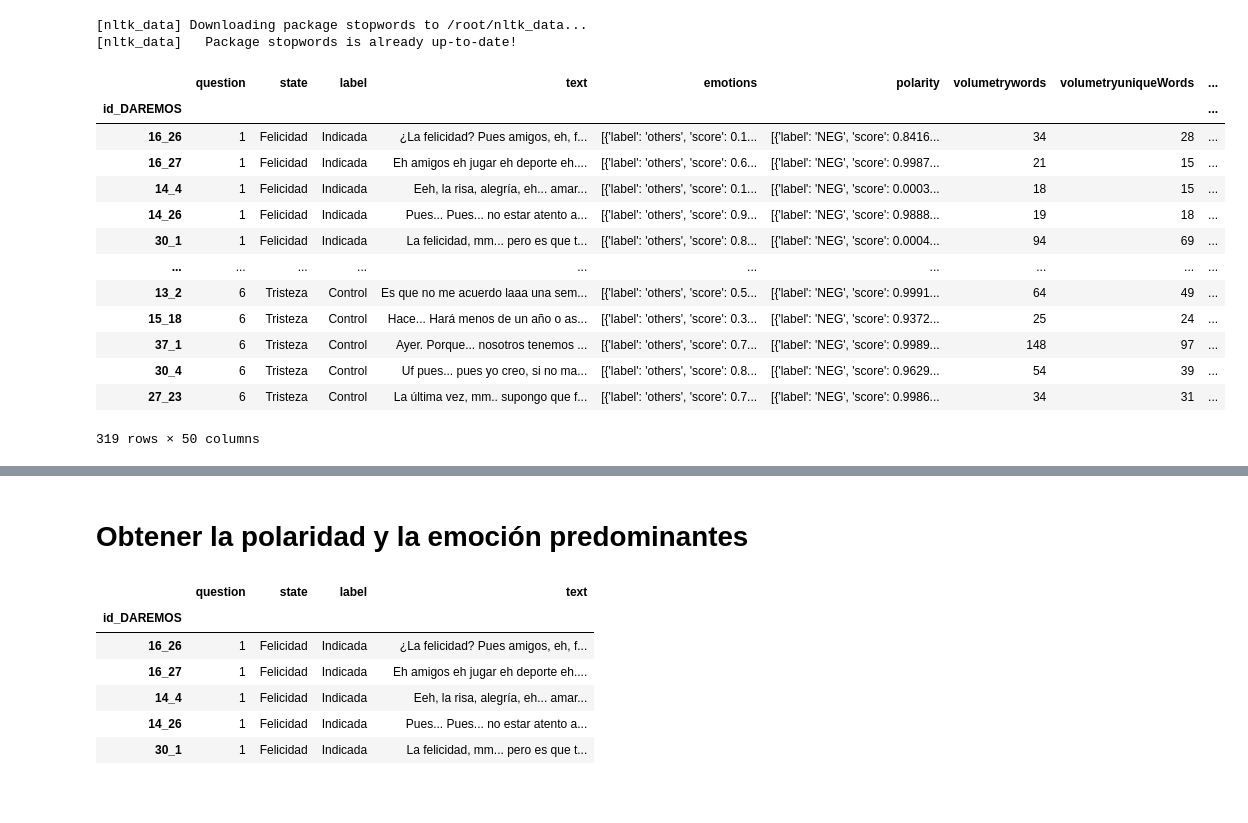
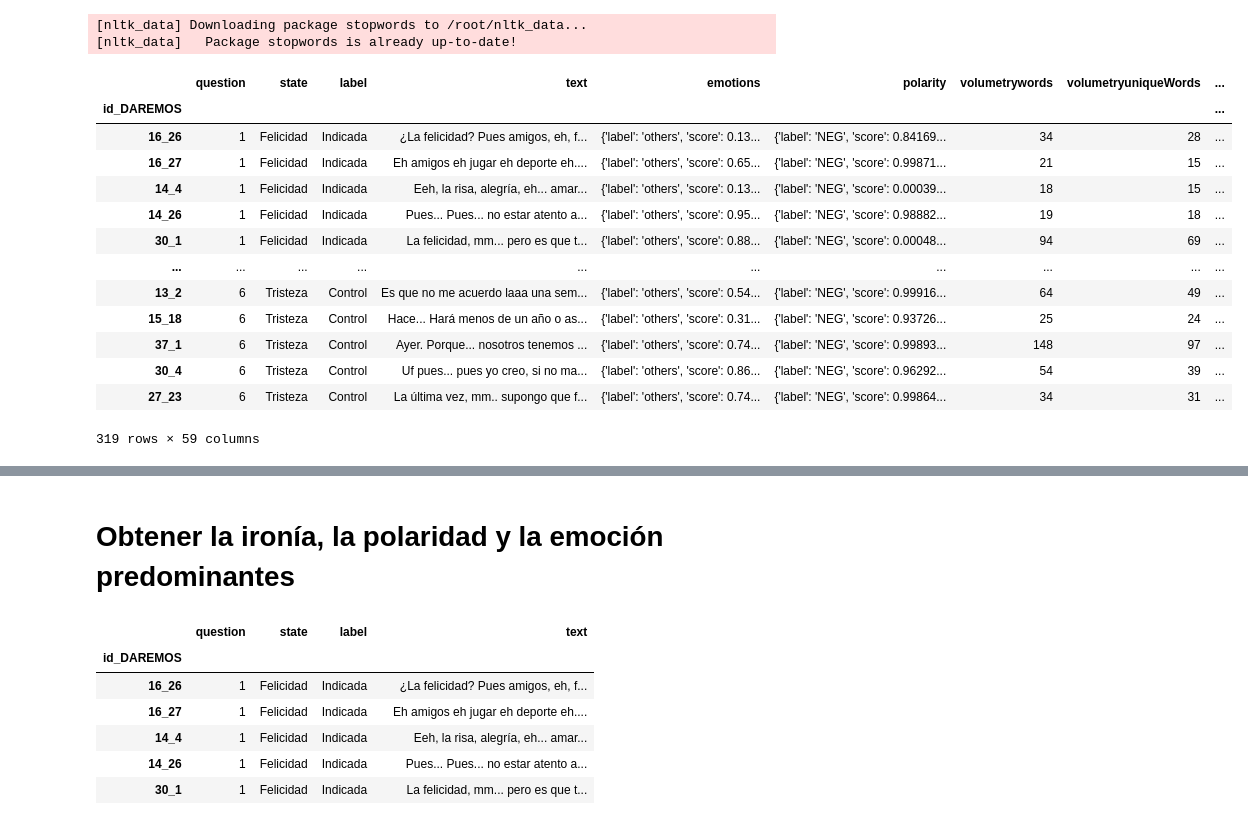
Before and after one commit to sinai-uja/textflow, a Jupyter notebook: Examples/AnalyzeADataframe.ipynb, the cells around one changed output, grey strips where cells are left out. Drawn from its saved outputs; the diff is of its cells as text; code cells hidden in the pictures; blank space fills up the shorter version.

```diff
--- a/Examples/AnalyzeADataframe.ipynb
+++ b/Examples/AnalyzeADataframe.ipynb
@@ -76,33 +95,34 @@ for s in listSequence:
 # %%
 
-labels = ["volumetry","stylometry","POS","polarity","lemmas","emotions","complexity"]
-dicTotal = {'emotions': [],'polarity': [],'volumetrywords': [], 'volumetryuniqueWords': [], 'volumetrychars': [], 'volumetryavgWordsLen': [],'stylometryuniqueWords': [], 'stylometryTTR': [], 'stylometryRTTR': [], 'stylometryHerdan': [], 'stylometryMass': [],'stylometrySomers': [], 'stylometryDugast': [], 'stylometryHonore': [],'stylometryFreqStopWords':[],'stylometryFreqPuntuationMarks': [], 'stylometryFreqWords': [],'POSsrcPOS':[],'POSFreqPOS':[],'lemmassrclemmas': [],'lemmasuniqueLemmas': [], 'lemmasavgLemmas': [],'complexitynSentences': [], 'complexitynComplexSentence': [], 'complexityavglenSentence': [], 'complexitynPuntuationMarks': [], 'complexitynWords': [], 'complexitynRareWords': [], 'complexitynSyllabes': [], 'complexitynChar': [],'complexityILFW': [], 'complexityLDI': [], 'complexityLC': [], 'complexitySSR': [], 'complexitySCI': [], 'complexityARI': [],'complexityhuerta': [], 'complexityIFSZ': [], 'complexitypolini': [], 'complexitymu': [], 'complexityminage': [], 'complexitySOL': [], 'complexitycrawford': [], 'complexitymin_depth': [], 'complexitymax_depth': [], 'complexitymean_depth': []}
+labels = ["volumetry","stylometry","POS","polarity","lemmas","emotions","complexity","NER","ironity","emoji","n-grams"]
+
+dicTotal = {'emotions': [],'polarity': [],'volumetrywords': [], 'volumetryuniqueWords': [], 'volumetrychars': [], 'volumetryavgWordsLen': [],'stylometryuniqueWords': [], 'stylometryTTR': [], 'stylometryRTTR': [], 'stylometryHerdan': [], 'stylometryMass': [],'stylometrySomers': [], 'stylometryDugast': [], 'stylometryHonore': [],'stylometryFreqStopWords':[],'stylometryFreqPuntuationMarks': [], 'stylometryFreqWords': [],'POSsrcPOS':[],'POSFreqPOS':[],'lemmassrclemmas': [],'lemmasuniqueLemmas': [], 'lemmasavgLemmas': [],'complexitynSentences': [], 'complexitynComplexSentence': [], 'complexityavglenSentence': [], 'complexitynPuntuationMarks': [], 'complexitynWords': [], 'complexitynRareWords': [], 'complexitynSyllabes': [], 'complexitynChar': [],'complexityILFW': [], 'complexityLDI': [], 'complexityLC': [], 'complexitySSR': [], 'complexitySCI': [], 'complexityARI': [],'complexityhuerta': [], 'complexityIFSZ': [], 'complexitypolini': [], 'complexitymu': [], 'complexityminage': [], 'complexitySOL': [], 'complexitycrawford': [], 'complexitymin_depth': [], 'complexitymax_depth': [], 'complexitymean_depth': [],'ironity':[],"NERsrcNER" : [],'NERentidades' : [],'NERfreqEntidades': [],'emojiTextWithoutEmoji': [],'emojiFreqEmoji': [],'emojiNumEmojis': [],'n-gramsn-grams': [],'n-gramsfreqN-Grams': []}
 
 for seq in listSequence:
   for l in seq.metadata:
     if l in labels:
-      if l == "polarity" or l == "emotions":
+      if l == "polarity" or l == "emotions" or l == "ironity":
         dicTotal[l].append(seq.metadata[l][0][0])
       else:
         for key in seq.metadata[l][0]:
           dicTotal[str(l+key)].append(seq.metadata[l][0][key])
 
 for k in dicTotal:
   df[str(k)] = dicTotal[k]
 
 df
 # %% [output]
 |  | question | state | label | text | emotions | polarity | volumetrywords | volumetryuniqueWords | ... |
 | id_DAREMOS |  |  |  |  |  |  |  |  | ... |
-| 16_26 | 1 | Felicidad | Indicada | ¿La felicidad? Pues amigos, eh, f... | [{'label': 'others', 'score': 0.1... | [{'label': 'NEG', 'score': 0.8416... | 34 | 28 | ... |
-| 16_27 | 1 | Felicidad | Indicada | Eh amigos eh jugar eh deporte eh.... | [{'label': 'others', 'score': 0.6... | [{'label': 'NEG', 'score': 0.9987... | 21 | 15 | ... |
-| 14_4 | 1 | Felicidad | Indicada | Eeh, la risa, alegría, eh... amar... | [{'label': 'others', 'score': 0.1... | [{'label': 'NEG', 'score': 0.0003... | 18 | 15 | ... |
-| 14_26 | 1 | Felicidad | Indicada | Pues... Pues... no estar atento a... | [{'label': 'others', 'score': 0.9... | [{'label': 'NEG', 'score': 0.9888... | 19 | 18 | ... |
-| 30_1 | 1 | Felicidad | Indicada | La felicidad, mm... pero es que t... | [{'label': 'others', 'score': 0.8... | [{'label': 'NEG', 'score': 0.0004... | 94 | 69 | ... |
+| 16_26 | 1 | Felicidad | Indicada | ¿La felicidad? Pues amigos, eh, f... | {'label': 'others', 'score': 0.13... | {'label': 'NEG', 'score': 0.84169... | 34 | 28 | ... |
+| 16_27 | 1 | Felicidad | Indicada | Eh amigos eh jugar eh deporte eh.... | {'label': 'others', 'score': 0.65... | {'label': 'NEG', 'score': 0.99871... | 21 | 15 | ... |
+| 14_4 | 1 | Felicidad | Indicada | Eeh, la risa, alegría, eh... amar... | {'label': 'others', 'score': 0.13... | {'label': 'NEG', 'score': 0.00039... | 18 | 15 | ... |
+| 14_26 | 1 | Felicidad | Indicada | Pues... Pues... no estar atento a... | {'label': 'others', 'score': 0.95... | {'label': 'NEG', 'score': 0.98882... | 19 | 18 | ... |
+| 30_1 | 1 | Felicidad | Indicada | La felicidad, mm... pero es que t... | {'label': 'others', 'score': 0.88... | {'label': 'NEG', 'score': 0.00048... | 94 | 69 | ... |
 | ... | ... | ... | ... | ... | ... | ... | ... | ... | ... |
-| 13_2 | 6 | Tristeza | Control | Es que no me acuerdo laaa una sem... | [{'label': 'others', 'score': 0.5... | [{'label': 'NEG', 'score': 0.9991... | 64 | 49 | ... |
-| 15_18 | 6 | Tristeza | Control | Hace... Hará menos de un año o as... | [{'label': 'others', 'score': 0.3... | [{'label': 'NEG', 'score': 0.9372... | 25 | 24 | ... |
-| 37_1 | 6 | Tristeza | Control | Ayer. Porque... nosotros tenemos ... | [{'label': 'others', 'score': 0.7... | [{'label': 'NEG', 'score': 0.9989... | 148 | 97 | ... |
-| 30_4 | 6 | Tristeza | Control | Uf pues... pues yo creo, si no ma... | [{'label': 'others', 'score': 0.8... | [{'label': 'NEG', 'score': 0.9629... | 54 | 39 | ... |
-| 27_23 | 6 | Tristeza | Control | La última vez, mm.. supongo que f... | [{'label': 'others', 'score': 0.7... | [{'label': 'NEG', 'score': 0.9986... | 34 | 31 | ... |
+| 13_2 | 6 | Tristeza | Control | Es que no me acuerdo laaa una sem... | {'label': 'others', 'score': 0.54... | {'label': 'NEG', 'score': 0.99916... | 64 | 49 | ... |
+| 15_18 | 6 | Tristeza | Control | Hace... Hará menos de un año o as... | {'label': 'others', 'score': 0.31... | {'label': 'NEG', 'score': 0.93726... | 25 | 24 | ... |
+| 37_1 | 6 | Tristeza | Control | Ayer. Porque... nosotros tenemos ... | {'label': 'others', 'score': 0.74... | {'label': 'NEG', 'score': 0.99893... | 148 | 97 | ... |
+| 30_4 | 6 | Tristeza | Control | Uf pues... pues yo creo, si no ma... | {'label': 'others', 'score': 0.86... | {'label': 'NEG', 'score': 0.96292... | 54 | 39 | ... |
+| 27_23 | 6 | Tristeza | Control | La última vez, mm.. supongo que f... | {'label': 'others', 'score': 0.74... | {'label': 'NEG', 'score': 0.99864... | 34 | 31 | ... |
-319 rows × 50 columns
+319 rows × 59 columns
@@ -111,7 +130,7 @@ Warning: Total number of columns (50) exceeds max_columns (20) limiting to first
 df.to_csv('transcript.csv')
 df.to_pickle('transcriptsCompleto.pd')
 # %% [markdown]
-# Obtener la polaridad y la emoción predominantes
+# Obtener la ironía, la polaridad y la emoción predominantes
 # %%
 df = pd.read_pickle('transcripts.pd')
 df
```
Also changed, not shown: parts of 10 cells of this notebook, 4 other files.
